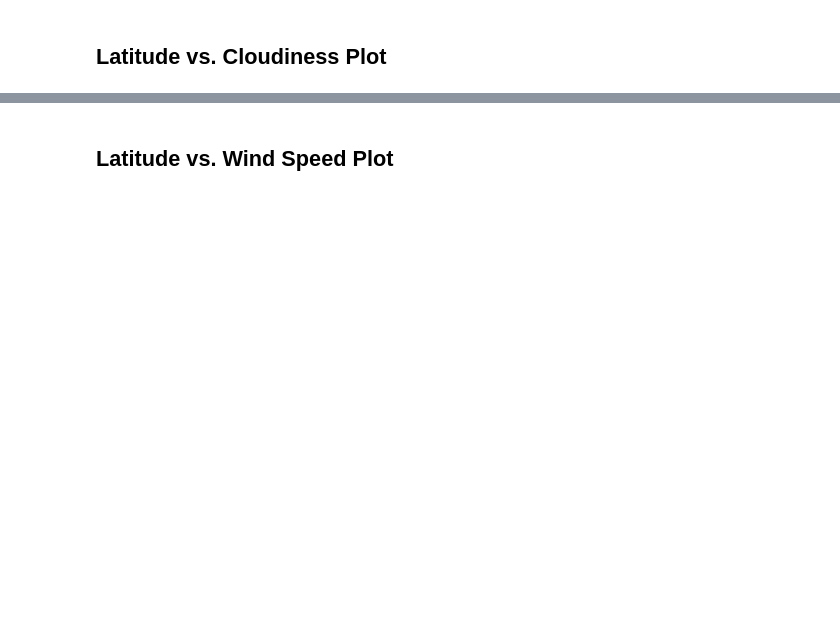
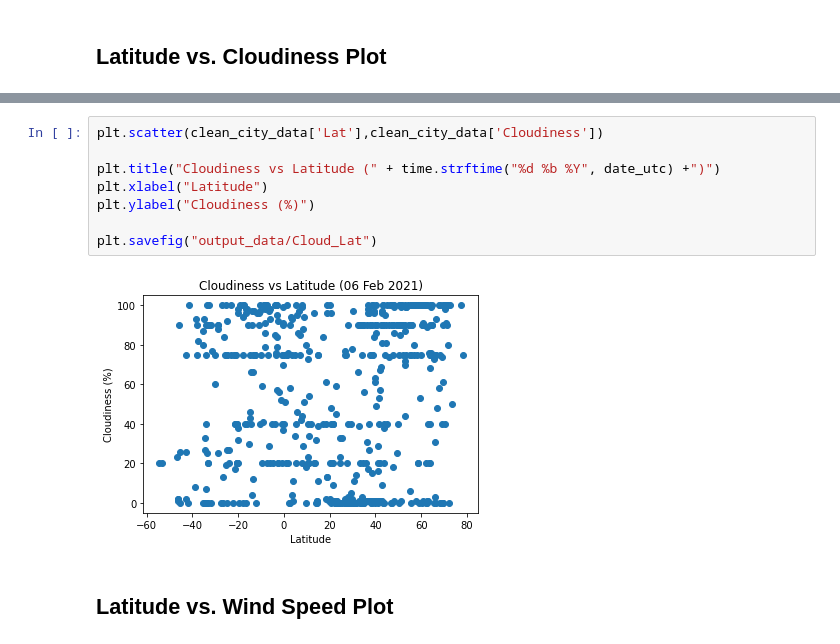
Before and after one commit to kellyf22/python-api-challenge, a Jupyter notebook: WeatherPy/WeatherPy_starter.ipynb, the cells around one changed output, grey strips where cells are left out. Cells and saved outputs as stored; diff of their text form; blank space fills up the shorter version.

```diff
--- a/WeatherPy/WeatherPy_starter.ipynb
+++ b/WeatherPy/WeatherPy_starter.ipynb
@@ -147,2 +219,12 @@ Int64Index([], dtype='int64')
+# %%
+plt.scatter(clean_city_data['Lat'],clean_city_data['Cloudiness'])
+
+plt.title("Cloudiness vs Latitude (" + time.strftime("%d %b %Y", date_utc) +")")
+plt.xlabel("Latitude")
+plt.ylabel("Cloudiness (%)")
+
+plt.savefig("output_data/Cloud_Lat")
+# %% [output]
+[figure, added]
 # %% [markdown]
 ## Latitude vs. Wind Speed Plot
```
Also changed, not shown: parts of 36 cells of this notebook, 14 other files.
